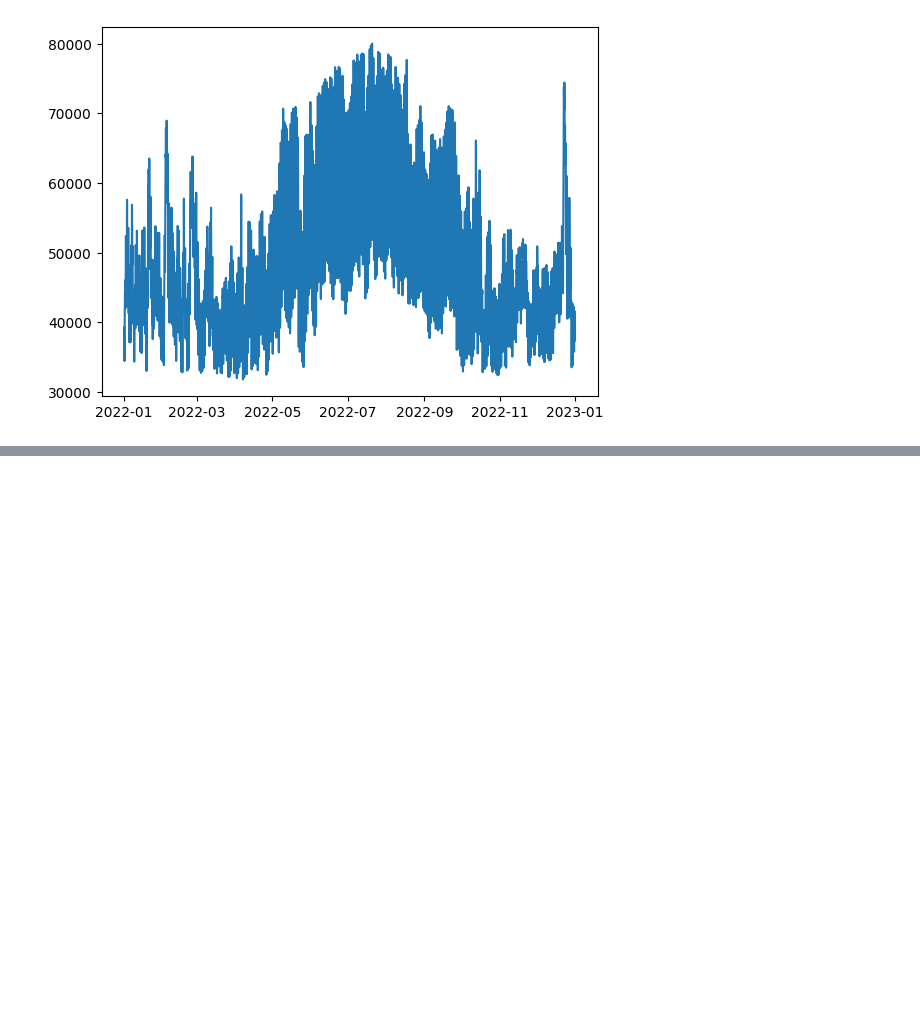
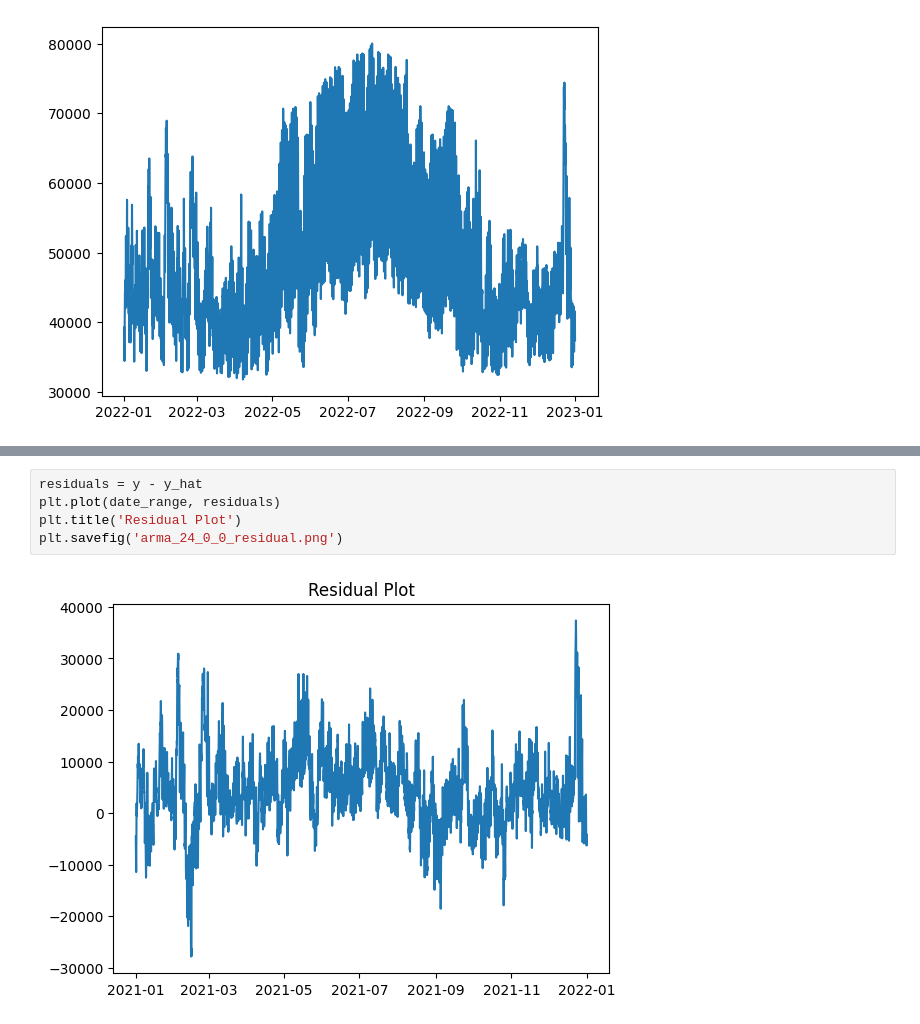
Before and after one commit to JeromeSiljanUTA/project-popsickle, a Jupyter notebook: notebooks/2023-02-18-jds-arima-exploration.ipynb, the cells around one changed output, grey strips where cells are left out. Drawn from its saved outputs; the diff is of its cells as text; blank space fills up the shorter version.

```diff
--- a/notebooks/2023-02-18-jds-arima-exploration.ipynb
+++ b/notebooks/2023-02-18-jds-arima-exploration.ipynb
@@ -50,0 +112,7 @@ with open('arima_1_0_0.obj', 'wb') as file:
+# %%
+residuals = y - y_hat
+plt.plot(date_range, residuals)
+plt.title('Residual Plot')
+plt.savefig('arma_24_0_0_residual.png')
+# %% [output]
+[figure, added]
```
Also changed, not shown: parts of 8 cells of this notebook, 1 other file.
